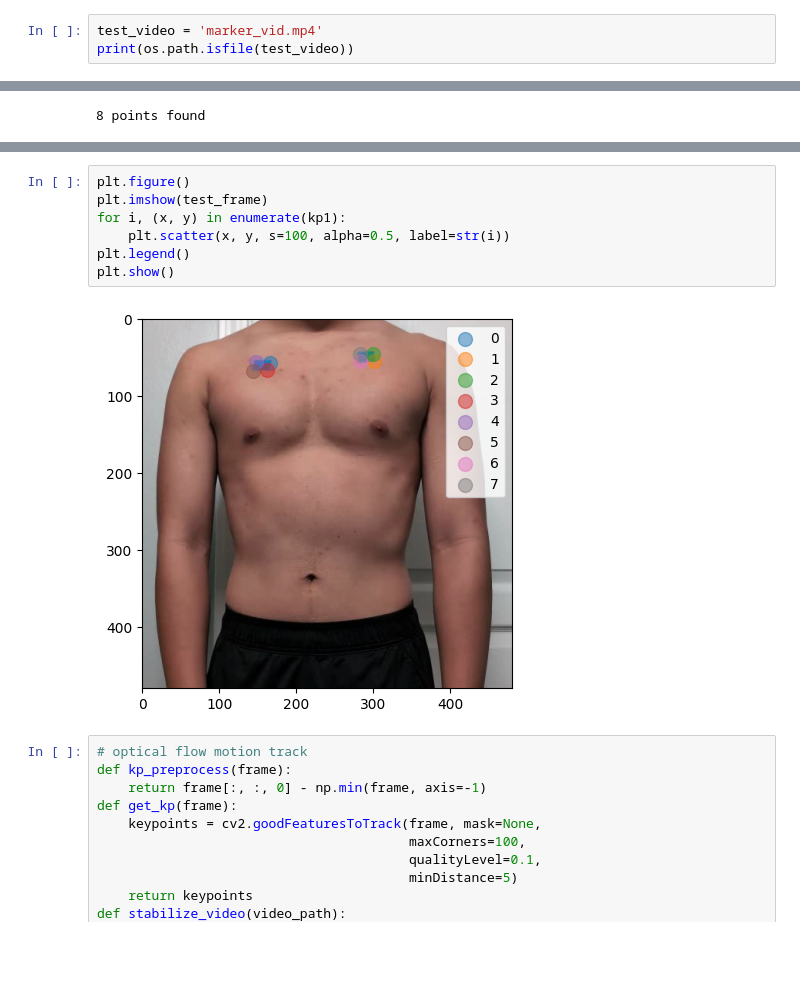
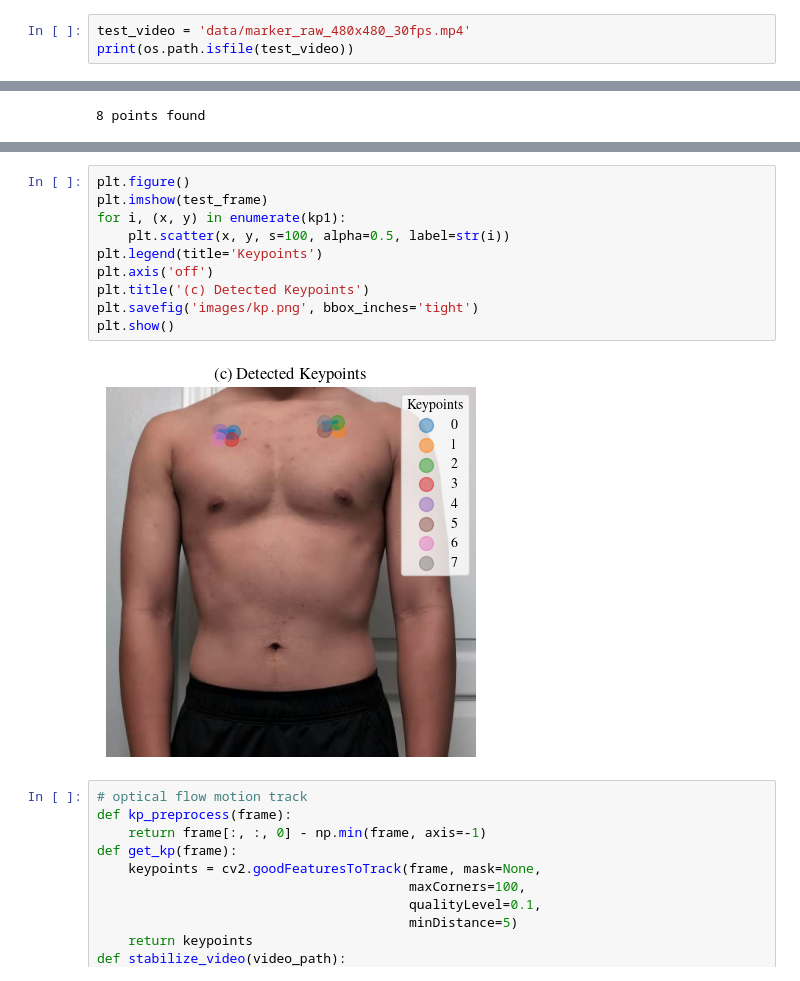
Before and after one commit to tiandahuang/chest-rppg, a Jupyter notebook: motion_track_marker.ipynb, the cells around one changed output, grey strips where cells are left out. Drawn from its saved outputs; the diff is of its cells as text; blank space fills up the shorter version.

```diff
--- a/motion_track_marker.ipynb
+++ b/motion_track_marker.ipynb
@@ -7,7 +7,7 @@ import os
 import numpy as np
 import seaborn as sns
 # %%
-test_video = 'marker_vid.mp4'
+test_video = 'data/marker_raw_480x480_30fps.mp4'
 print(os.path.isfile(test_video))
 # %% [output]
 True
@@ -77,12 +89,15 @@ plt.show()
 # %%
 plt.figure()
 plt.imshow(test_frame)
 for i, (x, y) in enumerate(kp1):
     plt.scatter(x, y, s=100, alpha=0.5, label=str(i))
-plt.legend()
+plt.legend(title='Keypoints')
+plt.axis('off')
+plt.title('(c) Detected Keypoints')
+plt.savefig('images/kp.png', bbox_inches='tight')
 plt.show()
 # %% [output]
-[figure, old version]
+[figure, new version]
 # %%
 # optical flow motion track
 def kp_preprocess(frame):
```
Also changed, not shown: parts of 6 cells of this notebook, 3 other files.
